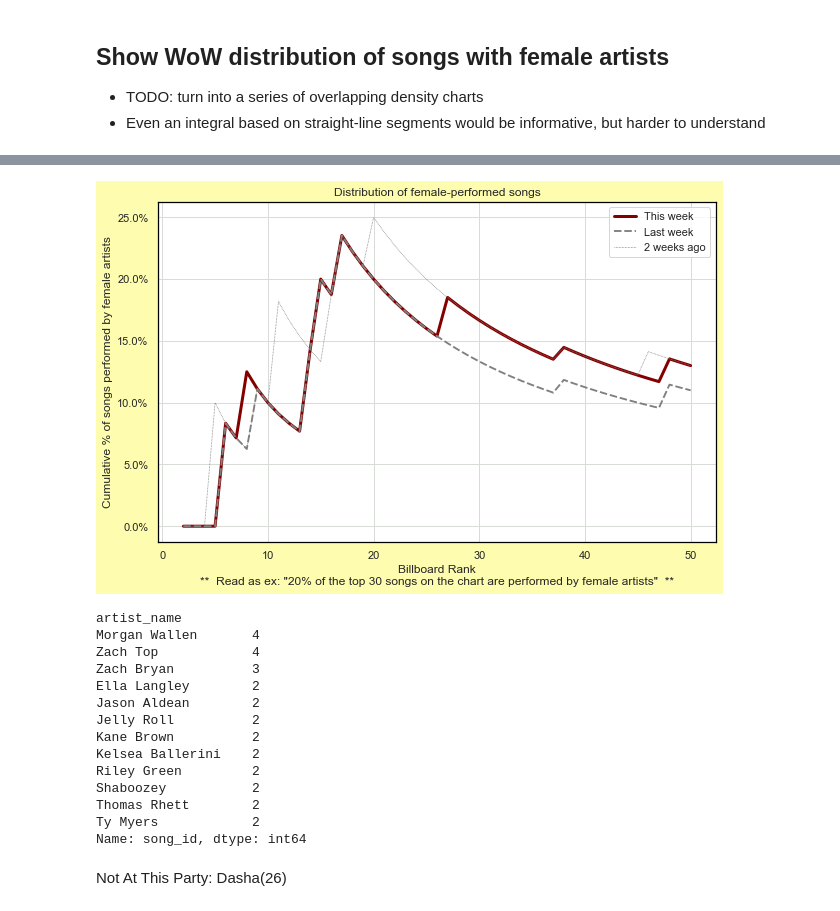
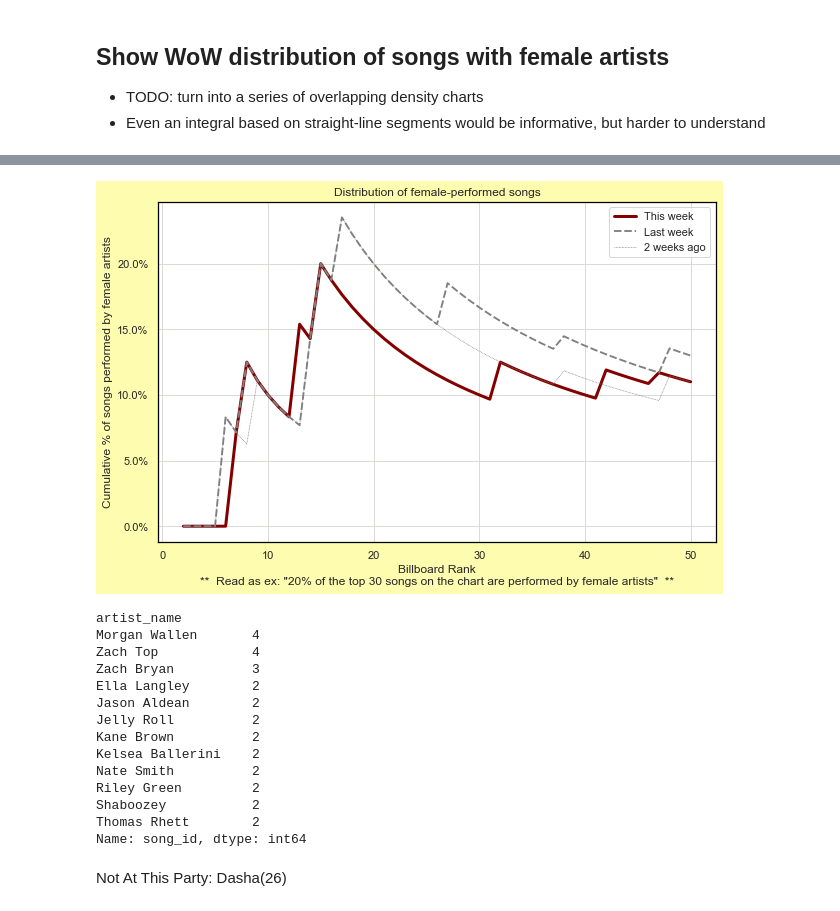
Before and after one commit to jwmanahan/billboard, a Jupyter notebook: add_new_week.ipynb, the cells around one changed output, grey strips where cells are left out. Cells and saved outputs as stored; diff of their text form; code cells hidden in the pictures.

Commit message:
Pct Female over time update + new week

```diff
--- a/add_new_week.ipynb
+++ b/add_new_week.ipynb
@@ -33,7 +36,7 @@ sns.set(
 # Change the billboard_observation_date!
 # %%
 current_date = date.today().strftime('%Y-%m-%d')
-billboard_observation_date = '2025-03-11'
+billboard_observation_date = '2025-03-18'
 # %%
 # Set up SQL connection
 %config SqlMagic.autopandas = True
@@ -684,24 +696,32 @@ with duckdb.connect('raw_db.duckdb') as conn:
 # %%
+weeks_to_show = 3
 graph = sns.lineplot(
-    data = df_cumulative_pct_female[df_cumulative_pct_female['billboard_rank'] > 1]
+    data = df_cumulative_pct_female[
+        (df_cumulative_pct_female['billboard_rank'] > 1)
+        & (
+            pd.to_datetime(df_cumulative_pct_female['billboard_observation_date'])
+            > pd.to_datetime(billboard_observation_date)
+                + pd.DateOffset(days = -7 * (weeks_to_show - 1) - 3)
+          )
+      ]
     , y = 'cumulative_pct_female'
     , x = 'billboard_rank'
-    , palette = ['xkcd:dark red', 'grey', 'grey']
+    , palette = ['xkcd:dark red', 'grey', 'grey'] # to modularize past three
     , hue = 'billboard_observation_date'
     , size = 'billboard_observation_date'
     , style = 'billboard_observation_date'
 )
 
 plt.legend(['This week', 'Last week', '2 weeks ago'])
 plt.title('Distribution of female-performed songs')
 plt.xlabel(
     'Billboard Rank\n'
     + '**  Read as ex: "20% of the top 30 songs on the chart are performed by female artists"  **'
 )
 plt.ylabel('Cumulative % of songs performed by female artists')
 graph.yaxis.set_major_formatter(mtick.StrMethodFormatter('{x:.1%}'))
 # %% [output]
-[figure, old version]
+[figure, new version]
 # %%
 credit_type_to_linestyle = {
     'Lead artist' : 'solid'
@@ -726,10 +746,10 @@ Jason Aldean        2
 Jelly Roll          2
 Kane Brown          2
 Kelsea Ballerini    2
+Nate Smith          2
 Riley Green         2
 Shaboozey           2
 Thomas Rhett        2
-Ty Myers            2
 Name: song_id, dtype: int64
 # %% [markdown]
 Not At This Party: Dasha(26)
```
Also changed, not shown: parts of 18 cells of this notebook, 3 other files.
